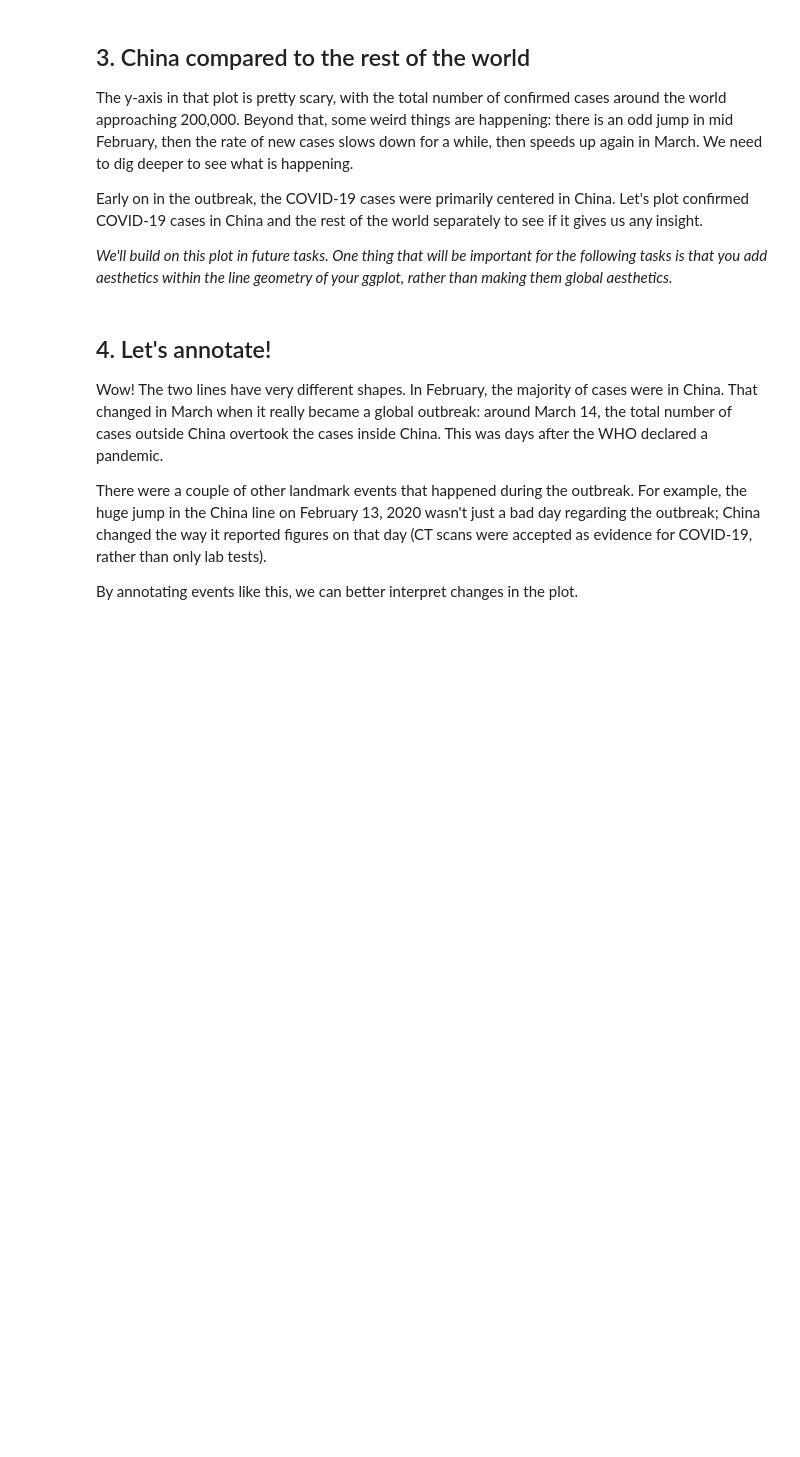
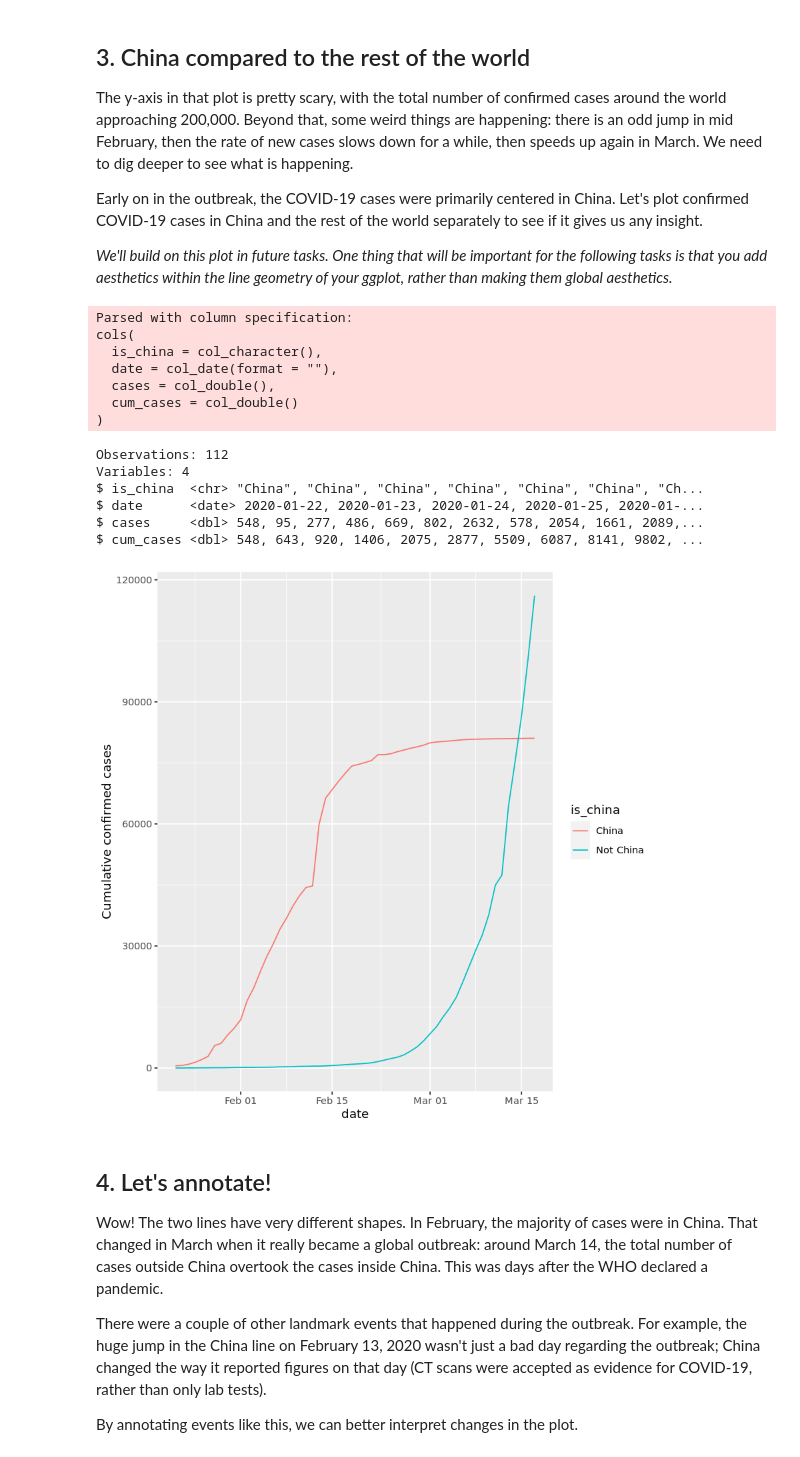
Before and after one commit to SudhakarKuma/Machine_Learning, a Jupyter notebook: DataCamp_Projects/Visualizing-COVID-19-in-R/Visualizing_COVID19_in_R.ipynb, the cells around one changed output. Cells and saved outputs as stored; diff of their text form; code cells hidden in the pictures; blank space fills up the shorter version.

```diff
--- a/DataCamp_Projects/Visualizing-COVID-19-in-R/Visualizing_COVID19_in_R.ipynb
+++ b/DataCamp_Projects/Visualizing-COVID-19-in-R/Visualizing_COVID19_in_R.ipynb
@@ -33,19 +60,34 @@ confirmed_cases_worldwide
 <p><em>We'll build on this plot in future tasks. One thing that will be important for the following tasks is that you add aesthetics within the line geometry of your ggplot, rather than making them global aesthetics.</em></p>
 # %%
 # Read in datasets/confirmed_cases_china_vs_world.csv
-confirmed_cases_china_vs_world <- ....
+confirmed_cases_china_vs_world <- read_csv('datasets/confirmed_cases_china_vs_world.csv')
 
 # See the result
-....
+glimpse(confirmed_cases_china_vs_world)
 
 # Draw a line plot of cumulative cases vs. date, grouped and colored by is_china
 # Define aesthetics within the line geom
-plt_cum_confirmed_cases_china_vs_world <- ggplot(....) +
-  geom_line(aes(....)) +
+plt_cum_confirmed_cases_china_vs_world <- ggplot(confirmed_cases_china_vs_world) +
+  geom_line(aes(x = date, y = cum_cases, group = is_china, color = is_china)) +
   ylab("Cumulative confirmed cases")
 
 # See the plot
 plt_cum_confirmed_cases_china_vs_world
+# %% [output]
+Parsed with column specification:
+cols(
+  is_china = col_character(),
+  date = col_date(format = ""),
+  cases = col_double(),
+  cum_cases = col_double()
+)
+Observations: 112
+Variables: 4
+$ is_china  <chr> "China", "China", "China", "China", "China", "China", "Ch...
+$ date      <date> 2020-01-22, 2020-01-23, 2020-01-24, 2020-01-25, 2020-01-...
+$ cases     <dbl> 548, 95, 277, 486, 669, 802, 2632, 578, 2054, 1661, 2089,...
+$ cum_cases <dbl> 548, 643, 920, 1406, 2075, 2877, 5509, 6087, 8141, 9802, ...
+[figure, added]
 # %% [markdown]
 ## 4. Let's annotate!
 <p>Wow! The two lines have very different shapes. In February, the majority of cases were in China. That changed in March when it really became a global outbreak: around March 14, the total number of cases outside China overtook the cases inside China. This was days after the WHO declared a pandemic.</p>
```
Also changed, not shown: parts of 8 cells of this notebook.
